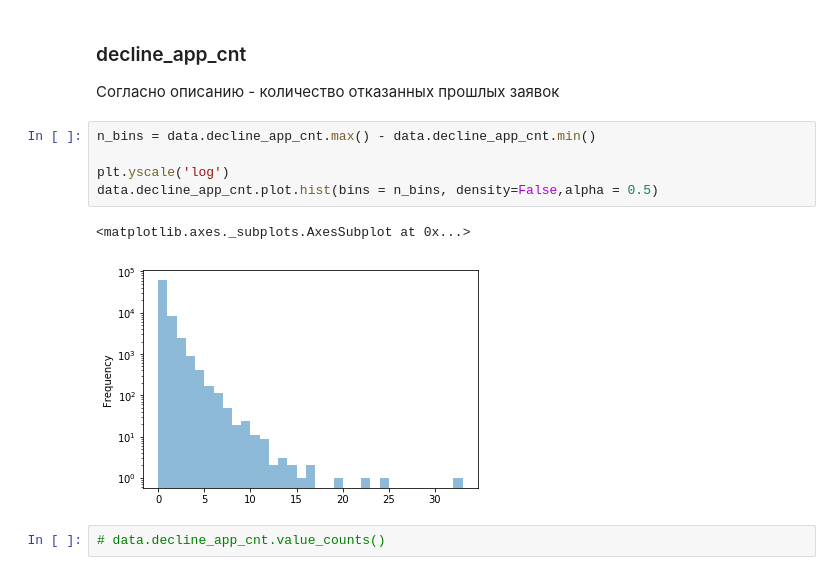
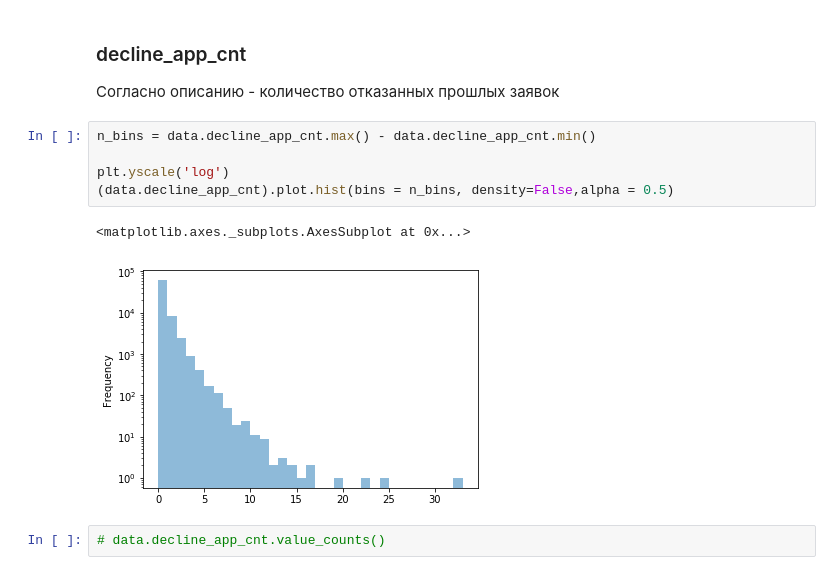
Before and after one commit to Urusut/IvanovDmitryV, a Jupyter notebook: Unit_5/Project_4_draft.ipynb, the cells around one changed output. Cells and saved outputs as stored; diff of their text form.

```diff
--- a/Unit_5/Project_4_draft.ipynb
+++ b/Unit_5/Project_4_draft.ipynb
@@ -167,11 +167,11 @@ np.log(data[pos_mask].age).plot.density()
 # %%
 n_bins = data.decline_app_cnt.max() - data.decline_app_cnt.min()
 
 plt.yscale('log')
-data.decline_app_cnt.plot.hist(bins = n_bins, density=False,alpha = 0.5)
+(data.decline_app_cnt).plot.hist(bins = n_bins, density=False,alpha = 0.5)
 # %% [output]
 <matplotlib.axes._subplots.AxesSubplot at 0x...>
-[figure, old version]
+[figure, new version]
 # %%
 # data.decline_app_cnt.value_counts()
 # %% [markdown]
```
Also changed, not shown: parts of 49 cells of this notebook, 1 other file.
